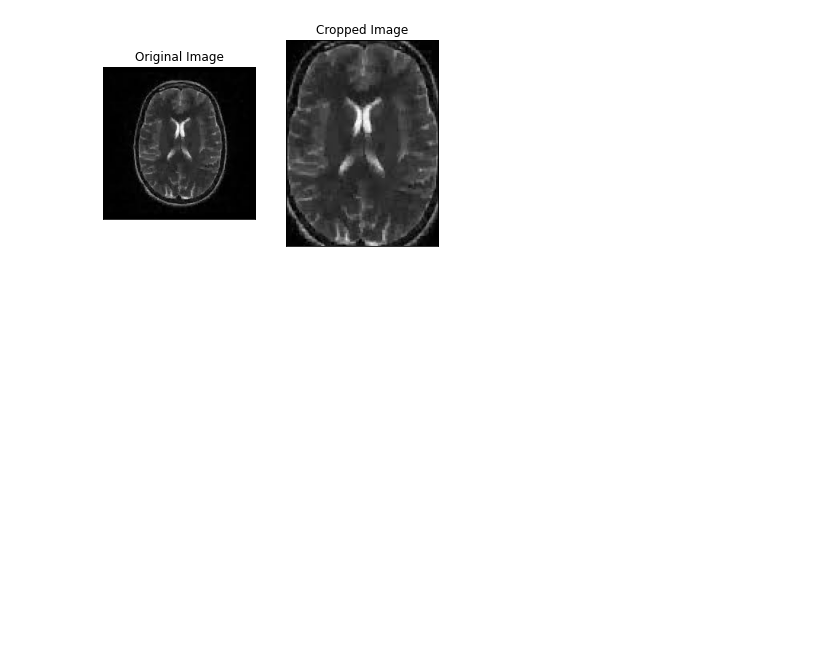
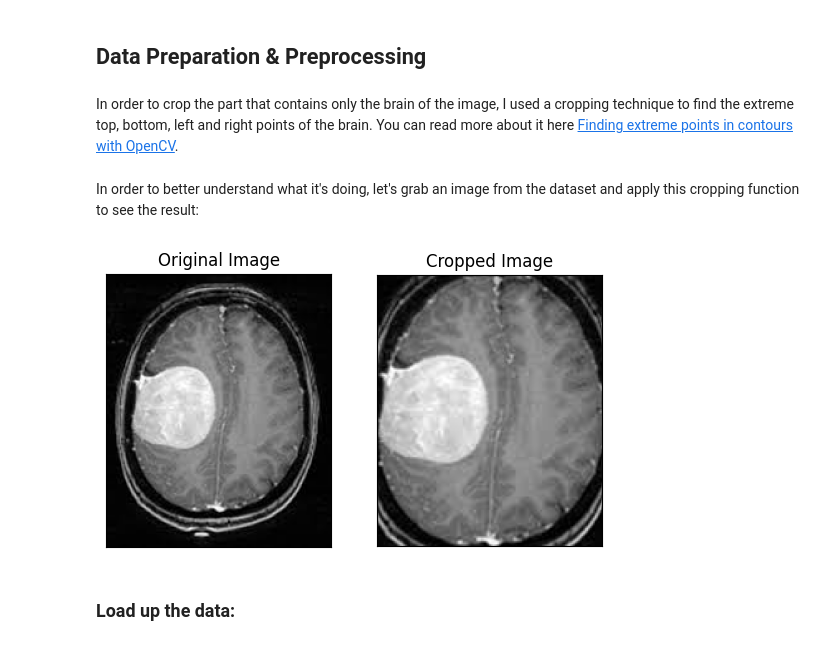
Before and after one commit to Sacshamm/Brain-Tumor-Detection-and-Classification, a Jupyter notebook: Brain Tumor Detection.ipynb, the cells around one changed output. Saved outputs shown, nothing was run; the diff lists cells and outputs as text; code cells hidden in the pictures; blank space fills up the shorter version.

```diff
--- a/Brain Tumor Detection.ipynb
+++ b/Brain Tumor Detection.ipynb
@@ -16,6 +25,10 @@ import time
 from os import listdir
 
 %matplotlib inline
+# %% [markdown]
+## Data Preparation & Preprocessing
+# %% [markdown]
+In order to crop the part that contains only the brain of the image, I used a cropping technique to find the extreme top, bottom, left and right points of the brain. You can read more about it here [Finding extreme points in contours with OpenCV](https://www.pyimagesearch.com/2016/04/11/finding-extreme-points-in-contours-with-opencv/).
 # %%
 def crop_brain_contour(image, plot=False):
 
@@ -72,8 +85,12 @@ def crop_brain_contour(image, plot=False):
         plt.show()
 
     return new_image
+# %% [markdown]
+In order to better understand what it's doing, let's grab an image from the dataset and apply this cropping function to see the result:
 # %%
-ex_img = cv2.imread('no/6 no.jpg')
+ex_img = cv2.imread('yes/Y1.jpg')
 ex_new_img = crop_brain_contour(ex_img, True)
 # %% [output]
-[figure, old version]
+[figure, new version]
+# %% [markdown]
+### Load up the data:
```
Also changed, not shown: parts of 71 cells of this notebook.
